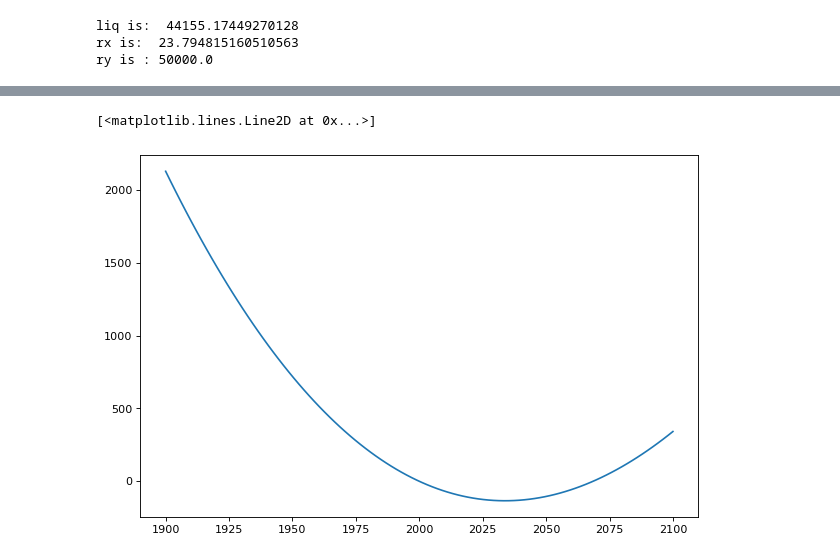
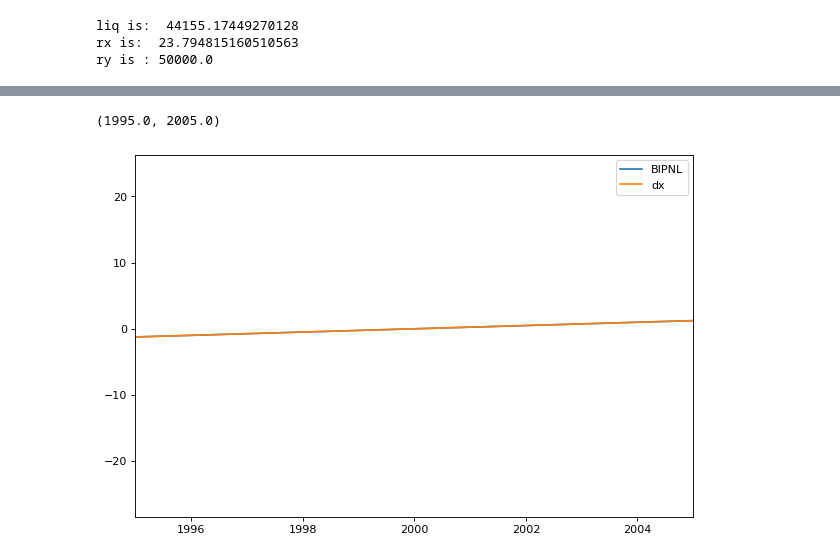
Before and after one commit to hanksong/hft_intern, a Jupyter notebook: 模拟Uni+永续.ipynb, the cells around one changed output, grey strips where cells are left out. Saved outputs shown, nothing was run; the diff lists cells and outputs as text; code cells hidden in the pictures.

```diff
--- a/模拟Uni+永续.ipynb
+++ b/模拟Uni+永续.ipynb
@@ -101,8 +83,9 @@ price
 # %%
 import math
 p2 = 2000
-p0 = p2 * 0.95
-p1 = p2 * 1.05
+sigma = 0.05
+p0 = p2 * (1-sigma)
+p1 = p2 * (1+sigma)
 
 q96 = 1
 a0 = 25
@@ -197,7 +177,31 @@ plt.plot(get_p1_values(), pnl1)
-# %%
-all_pnl = np.array(pnl) * get_p1_values() + np.array(pnl1)
-plt.figure(figsize=(9, 6), dpi=80)
-plt.plot(get_p1_values(), all_pnl)
-# %% [output]
-[<matplotlib.lines.Line2D at 0x...>]
-[figure, removed]
+# %%
+def dy(p1,a):
+    p0 = 2000
+    return (p1 ** 0.5 - p0 ** 0.5) * liq
+
+def dx(p1,a):
+    p0 = 2000
+    return (1/p1**0.5 - 1/p0**0.5)*liq
+
+def upnl(p0,p1,a):
+    return (p0 - p1) * a/p0
+
+def bipnl(p0,p1,a):
+    return (1/p0 - 1/p1) * a
+
+def ushowcase(prc):
+    plt.plot(get_p1_values(), [dy(p1,liq * 2000 ** 0.5 / 2) + upnl(prc,p1,liq * 2000 ** 0.5 / 2) for p1 in get_p1_values()])
+
+def bishowcase(prc):
+    plt.plot(get_p1_values(), [dx(p1,liq * 2000 ** 0.5 / 2) + bipnl(prc,p1,liq * 2000 ** 0.5 / 2) for p1 in get_p1_values()])
+# %%
+# 画出UPNL和BIPNL
+plt.figure(figsize=(9, 6), dpi=80)
+plt.plot(get_p1_values(),[bipnl(2000,p1,liq * 2000 ** 0.5 / 2) for p1 in get_p1_values()])
+plt.plot(get_p1_values(),[-dx(p1,50000) for p1 in get_p1_values()])
+plt.legend(['BIPNL','dx'])
+# 显示局部
+plt.xlim((1995, 2005))
+# %% [output]
+(1995.0, 2005.0)
+[figure, added]
```
Also changed, not shown: parts of 10 cells of this notebook, 1 other file.
